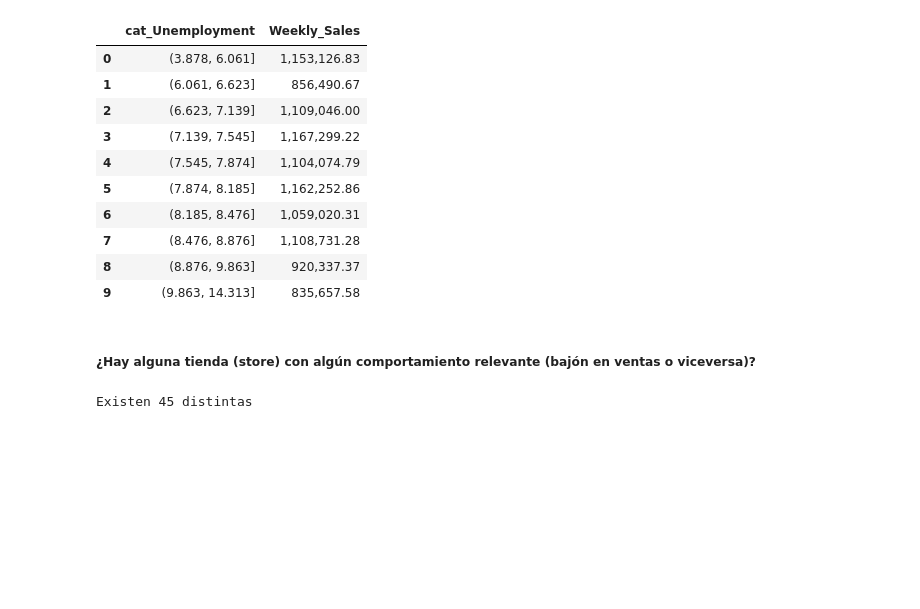
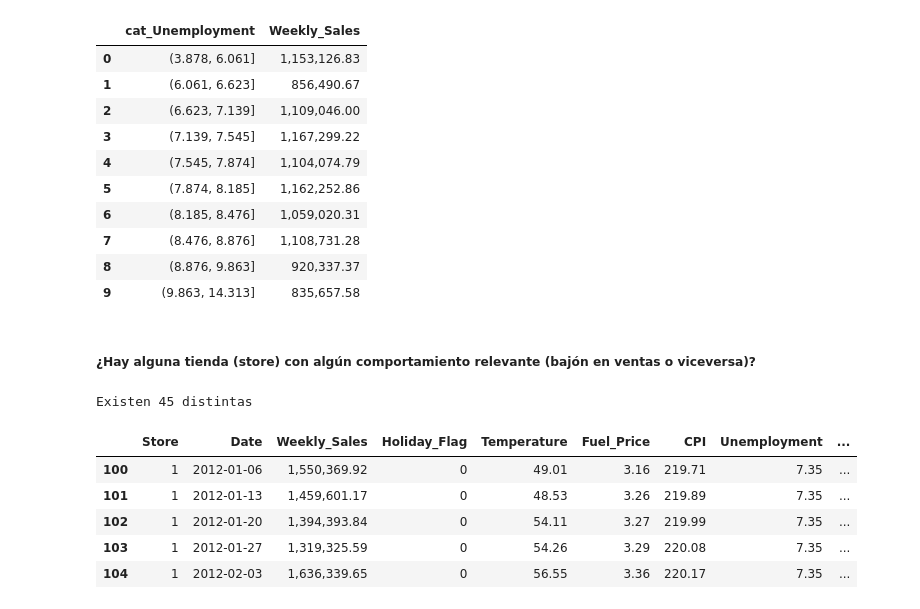
Before and after one commit to herbert-liz/YouTube, a Jupyter notebook: Analisis de datos con python/Analisis de datos con python.ipynb, the cells around one changed output. Cells and saved outputs as stored; diff of their text form; code cells hidden in the pictures; blank space fills up the shorter version.

```diff
--- a/Analisis de datos con python/Analisis de datos con python.ipynb
+++ b/Analisis de datos con python/Analisis de datos con python.ipynb
@@ -153,4 +179,16 @@ numTiendas = datos['Store'].nunique()
 print('Existen',numTiendas,'distintas')
 # %% [output]
 Existen 45 distintas
+# %%
+# Filtramos datos ventas 2011 y 2012
+ventas2011 = datos[(datos['Date'] >= '20110101') & (datos['Date'] <= '20111031')]
+ventas2012 = datos[(datos['Date'] >= '20120101') & (datos['Date'] <= '20121031')]
+ventas2012.head()
+# %% [output]
+|  | Store | Date | Weekly_Sales | Holiday_Flag | Temperature | Fuel_Price | CPI | Unemployment | ... |
+| 100 | 1 | 2012-01-06 | 1,550,369.92 | 0 | 49.01 | 3.16 | 219.71 | 7.35 | ... |
+| 101 | 1 | 2012-01-13 | 1,459,601.17 | 0 | 48.53 | 3.26 | 219.89 | 7.35 | ... |
+| 102 | 1 | 2012-01-20 | 1,394,393.84 | 0 | 54.11 | 3.27 | 219.99 | 7.35 | ... |
+| 103 | 1 | 2012-01-27 | 1,319,325.59 | 0 | 54.26 | 3.29 | 220.08 | 7.35 | ... |
+| 104 | 1 | 2012-02-03 | 1,636,339.65 | 0 | 56.55 | 3.36 | 220.17 | 7.35 | ... |
 # %%
```
Also changed, not shown: parts of 13 cells of this notebook.
